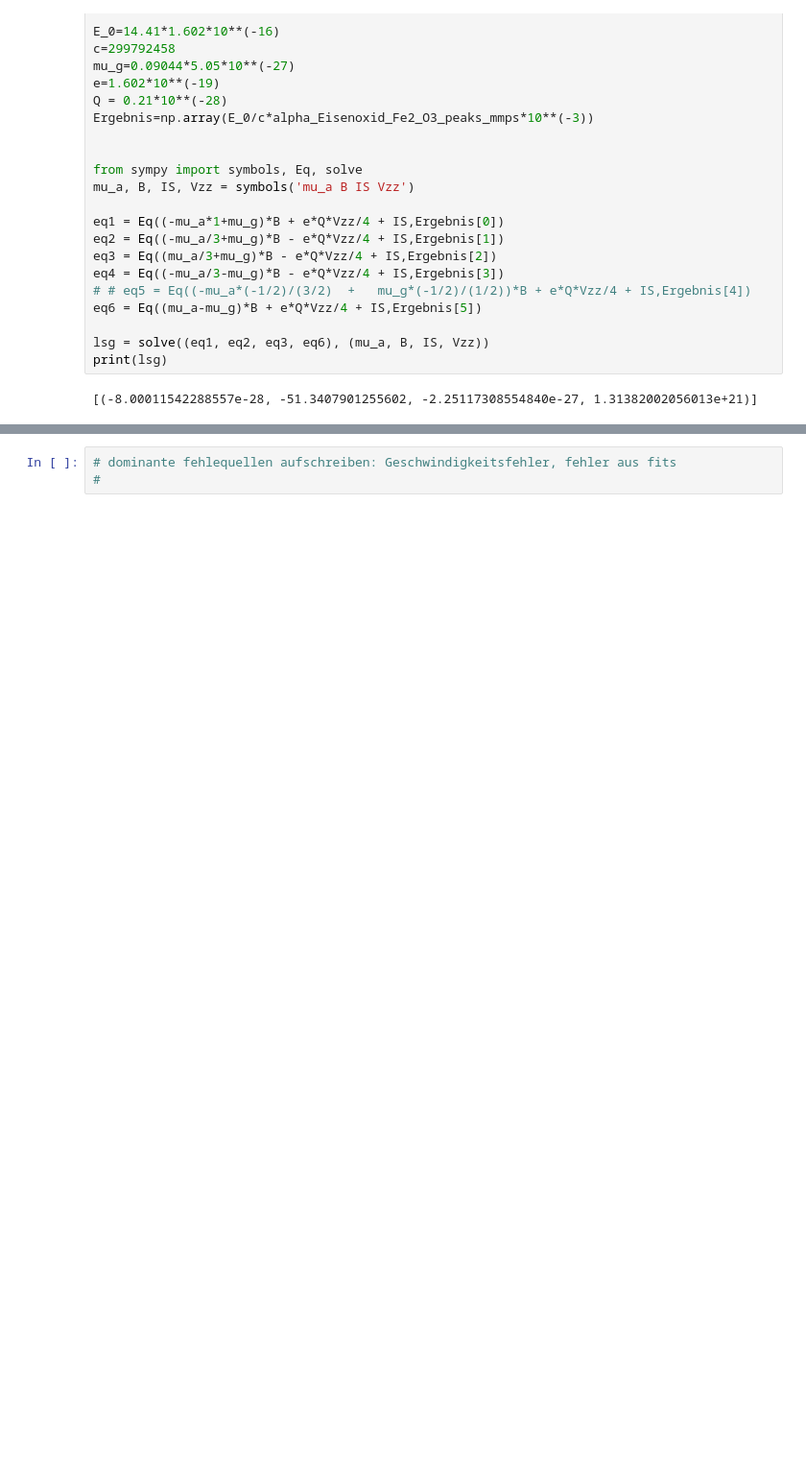
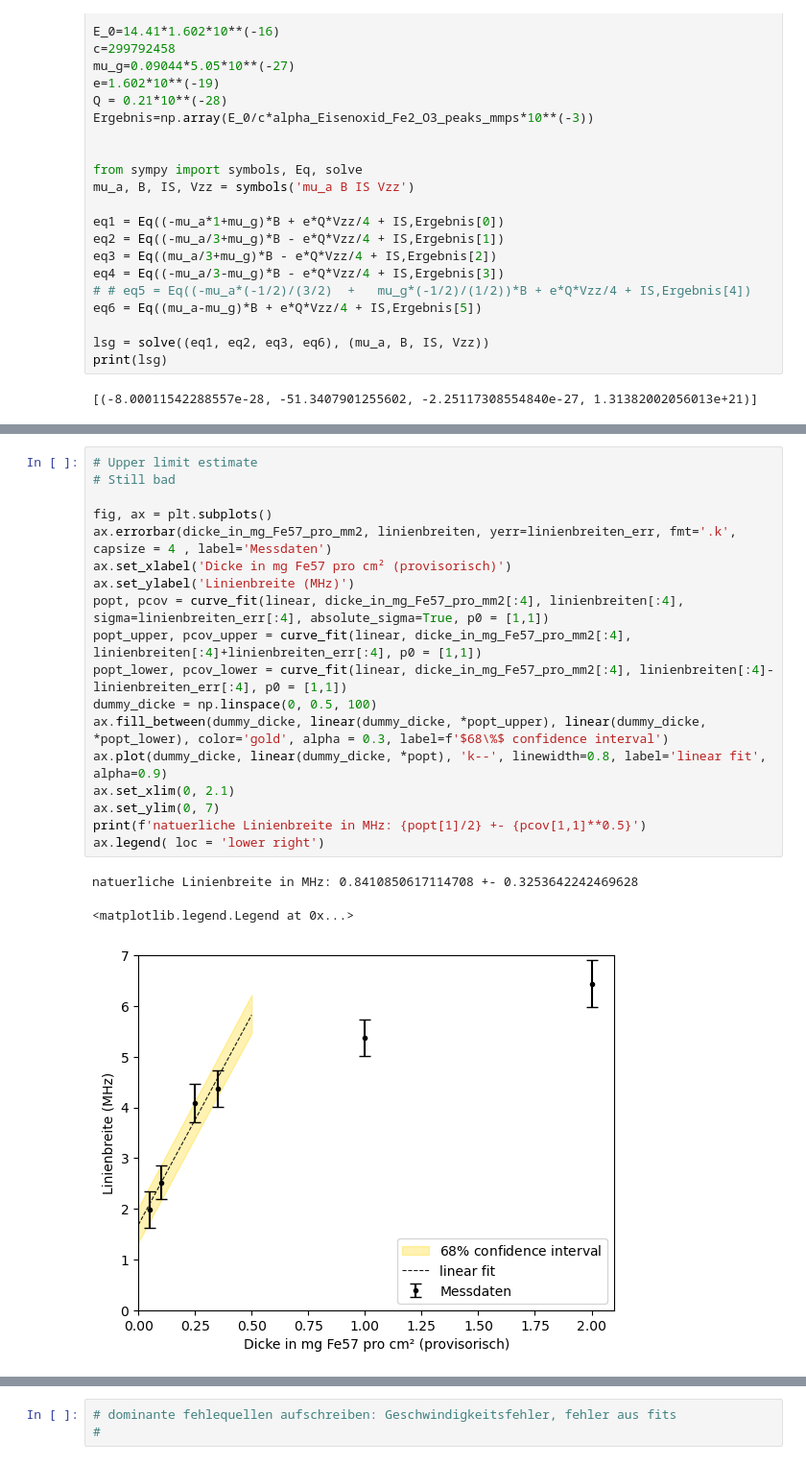
Before and after one commit to Svuem/EXP11, a Jupyter notebook: Code.ipynb, the cells around one changed output, grey strips where cells are left out. Shown at 96% size. Saved outputs shown, nothing was run; the diff lists cells and outputs as text; blank space fills up the shorter version.

```diff
--- a/Code.ipynb
+++ b/Code.ipynb
@@ -117,0 +127,22 @@ ax.set_xlim(0, 2.1)
+# %%
+# Upper limit estimate
+# Still bad
+
+fig, ax = plt.subplots()
+ax.errorbar(dicke_in_mg_Fe57_pro_mm2, linienbreiten, yerr=linienbreiten_err, fmt='.k', capsize = 4 , label='Messdaten')
+ax.set_xlabel('Dicke in mg Fe57 pro cm² (provisorisch)')
+ax.set_ylabel('Linienbreite (MHz)')
+popt, pcov = curve_fit(linear, dicke_in_mg_Fe57_pro_mm2[:4], linienbreiten[:4], sigma=linienbreiten_err[:4], absolute_sigma=True, p0 = [1,1])
+popt_upper, pcov_upper = curve_fit(linear, dicke_in_mg_Fe57_pro_mm2[:4], linienbreiten[:4]+linienbreiten_err[:4], p0 = [1,1])
+popt_lower, pcov_lower = curve_fit(linear, dicke_in_mg_Fe57_pro_mm2[:4], linienbreiten[:4]-linienbreiten_err[:4], p0 = [1,1])
+dummy_dicke = np.linspace(0, 0.5, 100)
+ax.fill_between(dummy_dicke, linear(dummy_dicke, *popt_upper), linear(dummy_dicke, *popt_lower), color='gold', alpha = 0.3, label=f'$68\%$ confidence interval')
+ax.plot(dummy_dicke, linear(dummy_dicke, *popt), 'k--', linewidth=0.8, label='linear fit', alpha=0.9)
+ax.set_xlim(0, 2.1)
+ax.set_ylim(0, 7)
+print(f'natuerliche Linienbreite in MHz: {popt[1]/2} +- {pcov[1,1]**0.5}')
+ax.legend( loc = 'lower right')
+# %% [output]
+natuerliche Linienbreite in MHz: 0.8410850617114708 +- 0.3253642242469628
+<matplotlib.legend.Legend at 0x...>
+[figure, added]
```
Also changed, not shown: parts of 3 cells of this notebook.
